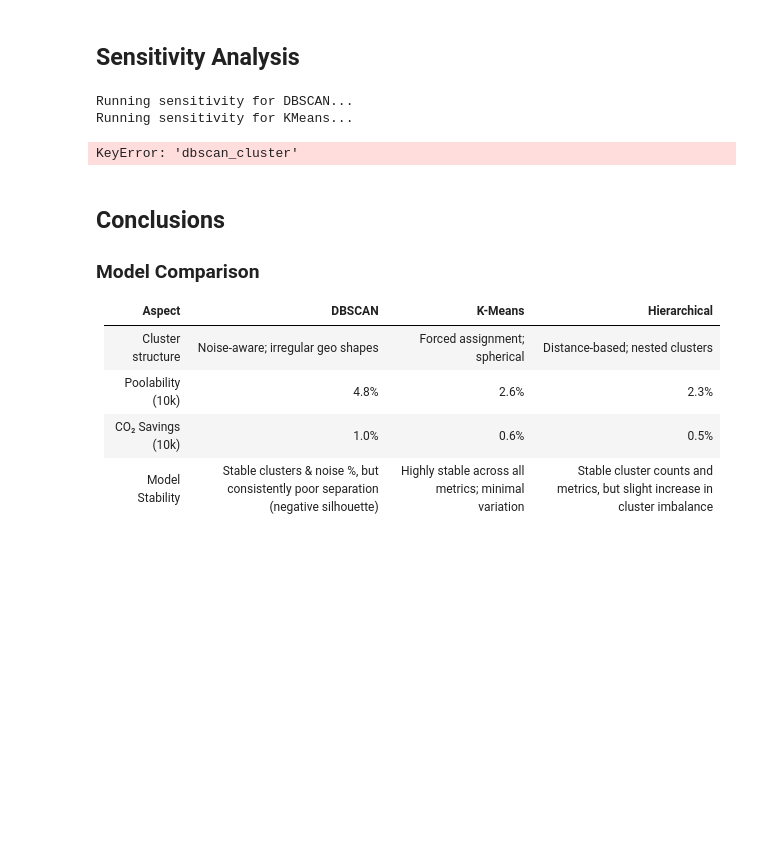
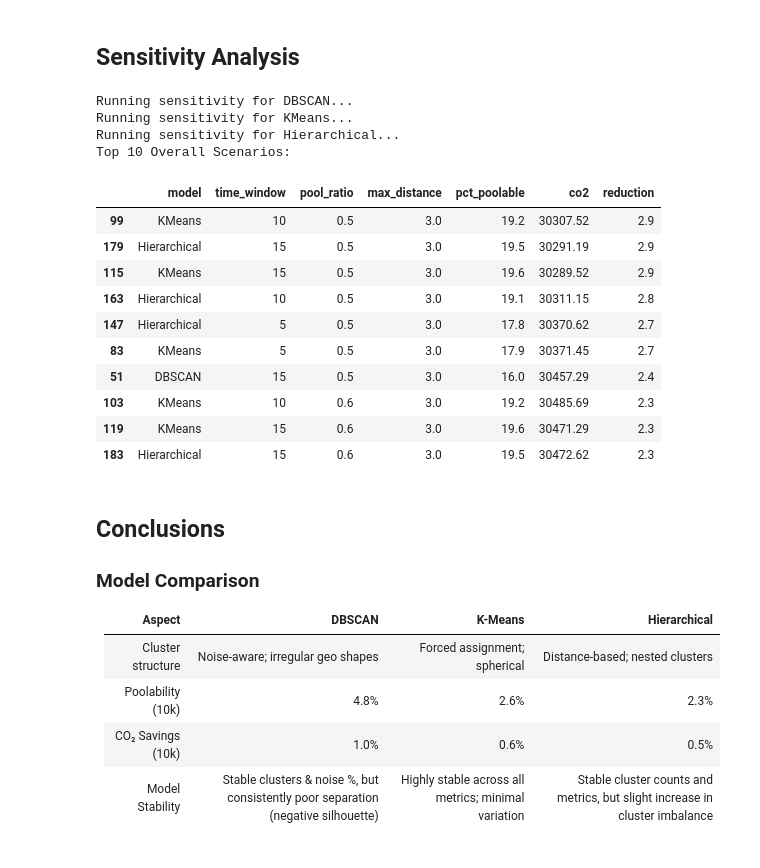
Before and after one commit to anushkasjadhav/MSE446-Optimization-Ride-Pooling-For-Emissions-Reduction, a Jupyter notebook: Clustering/poolability_scaleup.ipynb, the cells around one changed output. Saved outputs shown, nothing was run; the diff lists cells and outputs as text; code cells hidden in the pictures; blank space fills up the shorter version.

```diff
--- a/Clustering/poolability_scaleup.ipynb
+++ b/Clustering/poolability_scaleup.ipynb
@@ -432,6 +432,13 @@ models = {
     "Hierarchical": hier_df_new
 }
 
+cluster_cols = {
+    "DBSCAN": "dbscan_cluster",        # change if needed
+    "KMeans": "kmeans_cluster",        # change if needed
+    "Hierarchical": "hier_cluster"     # change if needed
+}
+
+
 results = []
 
 for model_name, df_base in models.items():
@@ -446,7 +453,7 @@ for model_name, df_base in models.items():
                 # Recompute poolability
                 df_temp, _ = mark_poolable(
                     df_temp,
-                    "dbscan_cluster",  # ⚠️ CHANGE if column name differs!
+                    cluster_cols[model_name],
                     time_window_min=tw,
                     max_distance_miles=dist
                 )
@@ -461,34 +468,46 @@ for model_name, df_base in models.items():
                     "model": model_name,
                     "time_window": tw,
                     "pool_ratio": pr,
                     "max_distance": dist,
                     "pct_poolable": pct_poolable,
                     "co2": pooled_co2,
                     "reduction": reduction
                 })
 
 # Combine results
 results_df = pd.DataFrame(results)
 
 # -----------------------
 # Clean Results
 # -----------------------
 
 results_df_clean = results_df.copy()
 
 results_df_clean["pct_poolable"] = (results_df_clean["pct_poolable"] * 100).round(1)
 results_df_clean["reduction"] = (results_df_clean["reduction"] * 100).round(1)
 results_df_clean["co2"] = results_df_clean["co2"].round(2)
 
 # Sort
 results_df_clean = results_df_clean.sort_values(by="reduction", ascending=False)
 
 print("Top 10 Overall Scenarios:")
 display(results_df_clean.head(10))
 # %% [output]
 Running sensitivity for DBSCAN...
 Running sensitivity for KMeans...
+Running sensitivity for Hierarchical...
+Top 10 Overall Scenarios:
-KeyError: 'dbscan_cluster'
+|  | model | time_window | pool_ratio | max_distance | pct_poolable | co2 | reduction |
+| 99 | KMeans | 10 | 0.5 | 3.0 | 19.2 | 30307.52 | 2.9 |
+| 179 | Hierarchical | 15 | 0.5 | 3.0 | 19.5 | 30291.19 | 2.9 |
+| 115 | KMeans | 15 | 0.5 | 3.0 | 19.6 | 30289.52 | 2.9 |
+| 163 | Hierarchical | 10 | 0.5 | 3.0 | 19.1 | 30311.15 | 2.8 |
+| 147 | Hierarchical | 5 | 0.5 | 3.0 | 17.8 | 30370.62 | 2.7 |
+| 83 | KMeans | 5 | 0.5 | 3.0 | 17.9 | 30371.45 | 2.7 |
+| 51 | DBSCAN | 15 | 0.5 | 3.0 | 16.0 | 30457.29 | 2.4 |
+| 103 | KMeans | 10 | 0.6 | 3.0 | 19.2 | 30485.69 | 2.3 |
+| 119 | KMeans | 15 | 0.6 | 3.0 | 19.6 | 30471.29 | 2.3 |
+| 183 | Hierarchical | 15 | 0.6 | 3.0 | 19.5 | 30472.62 | 2.3 |
 # %% [markdown]
 ## Conclusions
 
```
